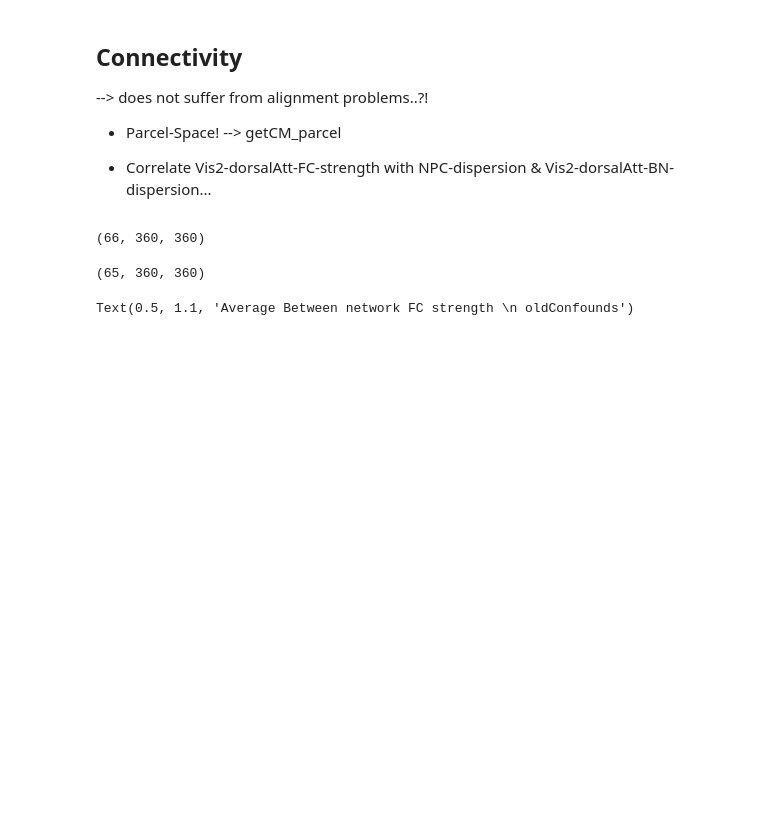
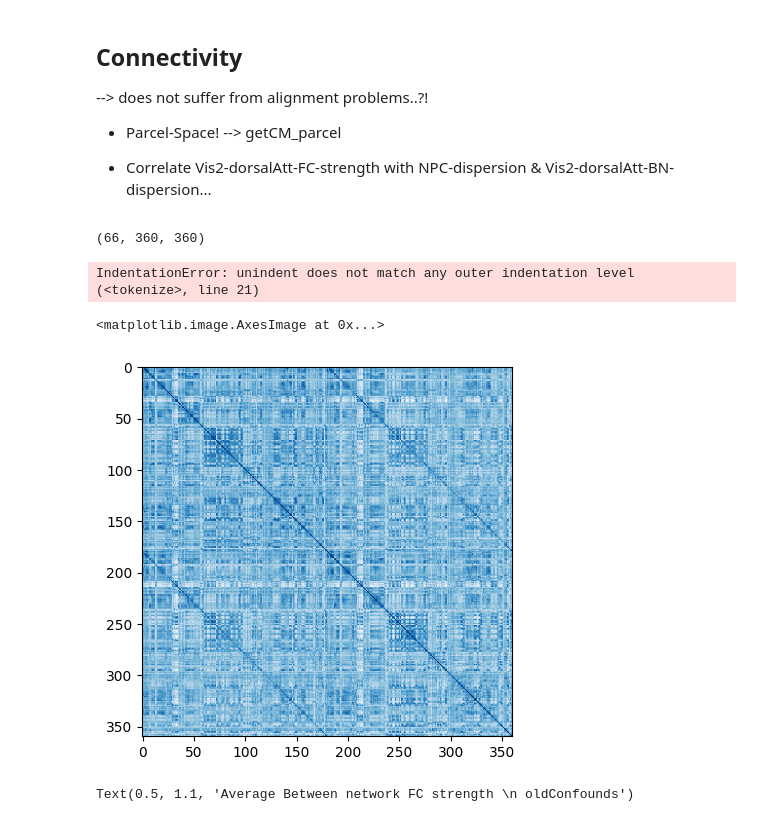
Before and after one commit to mrenke/parietal_patterns, a Jupyter notebook: gradients_noHalo/rep_groupDiffs_02.ipynb, the cells around one changed output. Drawn from its saved outputs; the diff is of its cells as text; code cells hidden in the pictures; blank space fills up the shorter version.

```diff
--- a/gradients_noHalo/rep_groupDiffs_02.ipynb
+++ b/gradients_noHalo/rep_groupDiffs_02.ipynb
@@ -46,6 +46,8 @@ np.shape(CMs)
 (66, 360, 360)
 # %%
 confspec = '32Pscrub3BPfilter'
+only_top10 = True
+top_n = 36
 
 subList = [f'{int(sub):02d}' for sub in range(1, 67)]
 # outliers for GMs-aligend ~ for 32P: sub-6; for 36P: sub-64
@@ -58,12 +60,38 @@ CMs= [None] * len(subList)
 for i,sub in enumerate(subList):
     cm_file = op.join(source_folder,f'sub-{sub}_glasserParcel-fsaverage_confspec-{confspec}.npy')
     cm = np.load(cm_file)
-    CMs[i] = cm
+    if only_top10:
+        cm_c = np.zeros_like(cm)
+        for ii,row in enumerate(cm):
+            top_10_ind = np.argsort(row)[-top_n:][::-1] # argsort returns indices of sorted array in ascending order, [-top_n:] takees therefore the top (here=last) 36, [::-1] reverses the array
+            cm_c[ii, top_10_ind] = row[top_10_ind]
+        CMs[i] = cm_c
+    else:
+        CMs[i] = cm
 
 CMs = np.array(CMs)
 np.shape(CMs)
 # %% [output]
-(65, 360, 360)
+IndentationError: unindent does not match any outer indentation level (<tokenize>, line 21)
+# %%
+sub = subList[0]
+only_top10 = True
+top_n = 36 # 10% * 360
+
+cm_file = op.join(source_folder,f'sub-{sub}_glasserParcel-fsaverage_confspec-{confspec}.npy')
+cm = np.load(cm_file)
+if only_top10:
+        cm_c = np.zeros_like(cm)
+        for i,row in enumerate(cm):
+            top_10_ind = np.argsort(row)[-top_n:][::-1] # argsort returns indices of sorted array in ascending order, [-top_n:] takees therefore the top (here=last) 36, [::-1] reverses the array
+            cm_c[i, top_10_ind] = row[top_10_ind]
+    #CMs[i] = np.array([row[top_10_ind] for row in cm])
+# %%
+import matplotlib.pyplot as plt
+plt.imshow(cm, cmap='Blues')
+# %% [output]
+<matplotlib.image.AxesImage at 0x...>
+[figure, added]
 # %%
 from scipy.stats import ttest_ind
 N_nets = 12
```
Also changed, not shown: 6 other files.
